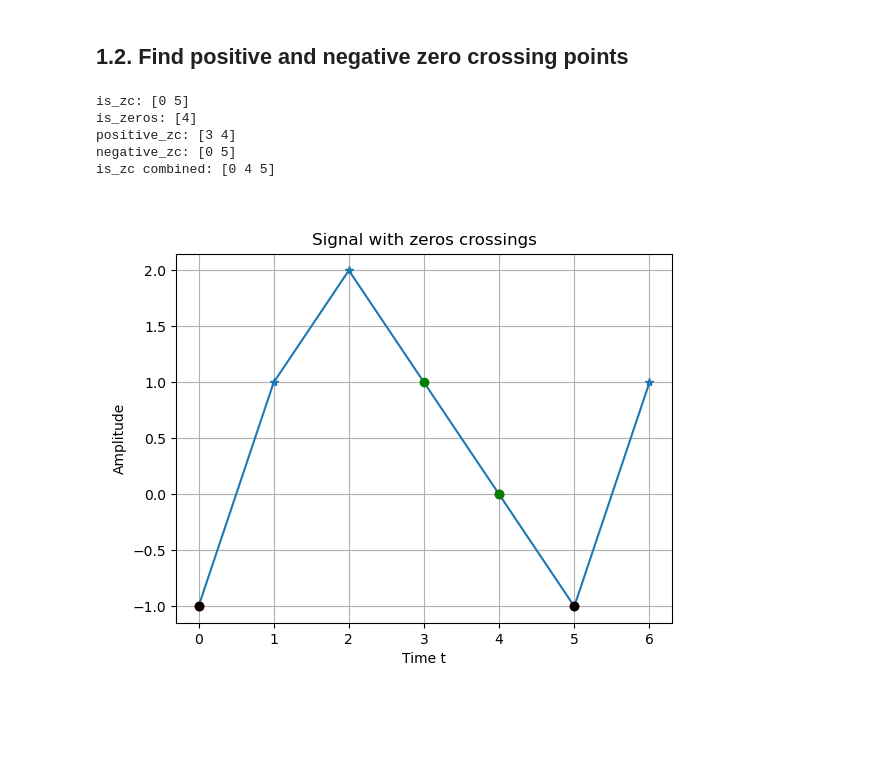
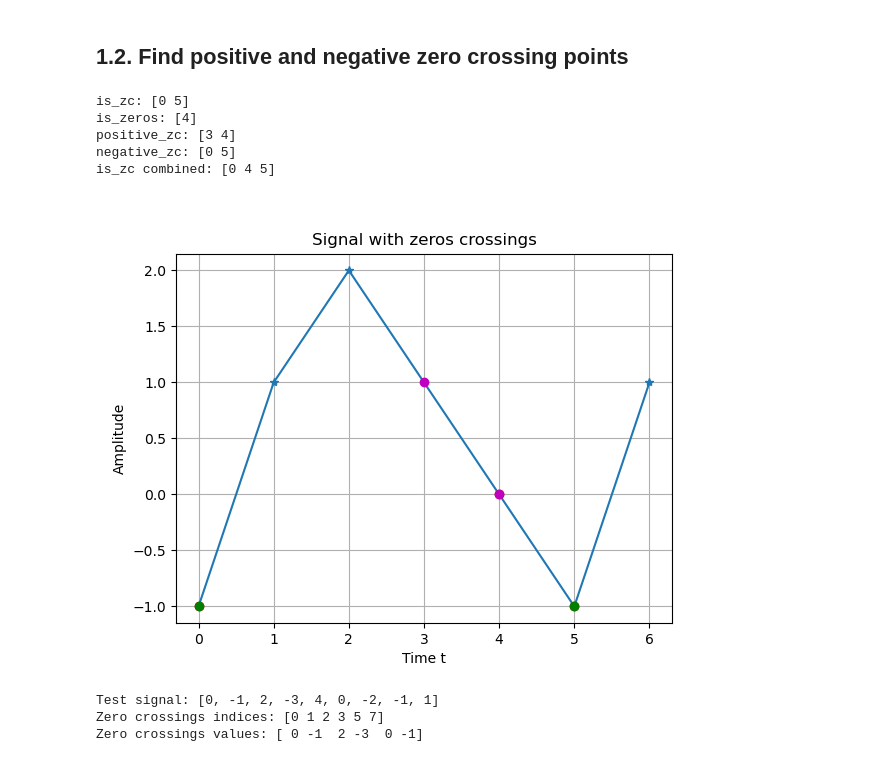
Before and after one commit to chloelaignel31-boop/Serie03_Python_V2, a Jupyter notebook: Series03-python.ipynb, the cells around one changed output. Drawn from its saved outputs; the diff is of its cells as text; code cells hidden in the pictures; blank space fills up the shorter version.

Commit message:
create a function to find zero crossings using the above algorithm

```diff
--- a/Series03-python.ipynb
+++ b/Series03-python.ipynb
@@ -161,37 +161,60 @@ is_zc = np.where (np.abs(delta_sign) > 1)[0] # obtenir les points où on a un vr
 is_zeros = np.where (s == 0)[0]  # obtenir les points où on a des zeros
 print("is_zc:", is_zc)
 print("is_zeros:", is_zeros)
 
 # find positive and negative zero crossings
 positive_zc = np.where(delta_sign > 0)[0]
 negative_zc = np.where(delta_sign < 0)[0]
 print("positive_zc:", positive_zc)
 print("negative_zc:", negative_zc)
 
 # combine both
 is_zc = np.sort(np.concatenate((is_zc, is_zeros)))
 print("is_zc combined:", is_zc)
 
 # plot the signal and the zero crossings
 plt.figure()
 plt.plot(t, s,label='Signal s', marker='*')
 plt.plot(t[is_zc], s[is_zc], 'or', label='Zero Crossings')
-plt.plot(t[positive_zc], s[positive_zc], 'og', label='Positive Zero Crossings')
-plt.plot(t[negative_zc], s[negative_zc], 'ok', label='Negative Zero Crossings')
-
+plt.plot(t[positive_zc], s[positive_zc], 'mo', label= "Positive Zero Crossings")
+plt.plot(t[negative_zc], s[negative_zc], 'go', label= "Negative Zero Crossings")
 # legend
 plt.title('Signal with zeros crossings')
 plt.xlabel('Time t')
 plt.ylabel('Amplitude')
 plt.grid()
 plt.show()
 # %% [output]
 is_zc: [0 5]
 is_zeros: [4]
 positive_zc: [3 4]
 negative_zc: [0 5]
 is_zc combined: [0 4 5]
-[figure, old version]
+[figure, new version]
+# %%
+# create a function to find zero crossings using the above algorithm
+def find_zero_crossings(signal):
+    s= np.array(signal)
+    s1 = s[:-1]
+    s2 = s[1:]
+    s_s1 =np.sign(s1)
+    s_s2 =np.sign(s2)
+    delta_sign = s_s1 - s_s2
+    is_zc = np.where (np.abs(delta_sign) > 1)[0] #
+    is_zeros = np.where (s == 0)[0]
+    is_zc = np.sort(np.concatenate((is_zc, is_zeros)))
+    is_zc = np.sort(is_zc)
+    return is_zc
+# test the function
+test_signal = [0, -1, 2, -3, 4, 0, -2, -1, 1]
+zero_crossings = find_zero_crossings(test_signal)
+print("Test signal:", test_signal)
+print("Zero crossings indices:", zero_crossings)
+print("Zero crossings values:", np.array(test_signal)[zero_crossings])
+# %% [output]
+Test signal: [0, -1, 2, -3, 4, 0, -2, -1, 1]
+Zero crossings indices: [0 1 2 3 5 7]
+Zero crossings values: [ 0 -1  2 -3  0 -1]
 # %%
 # https://nbconvert.readthedocs.io/en/latest/removing_cells.html
 
```
